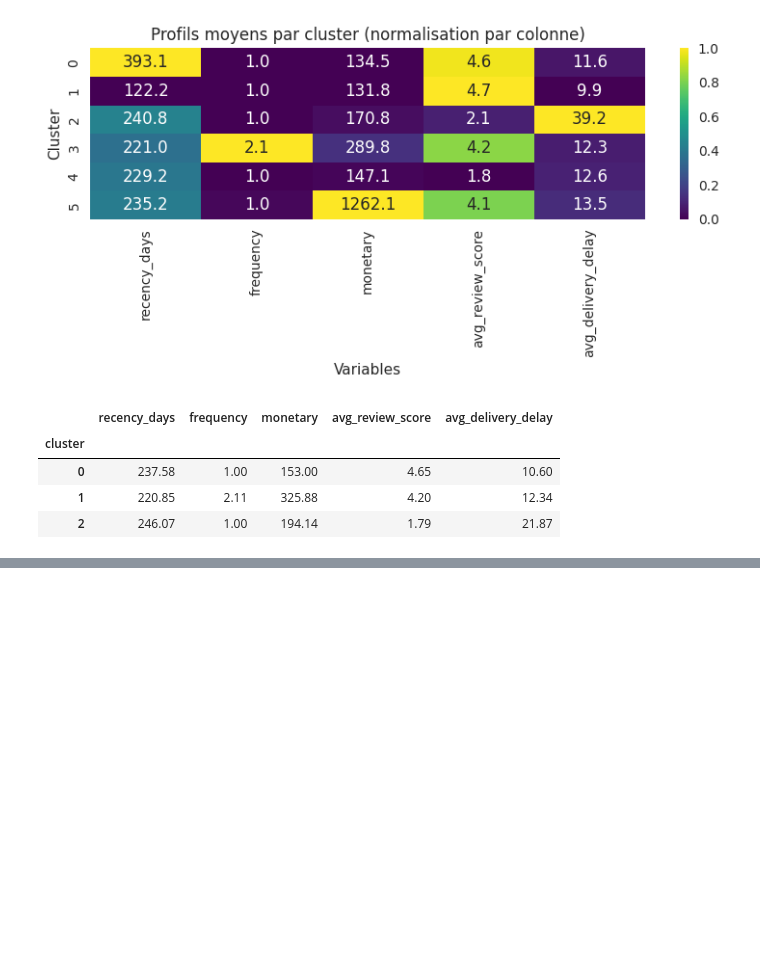
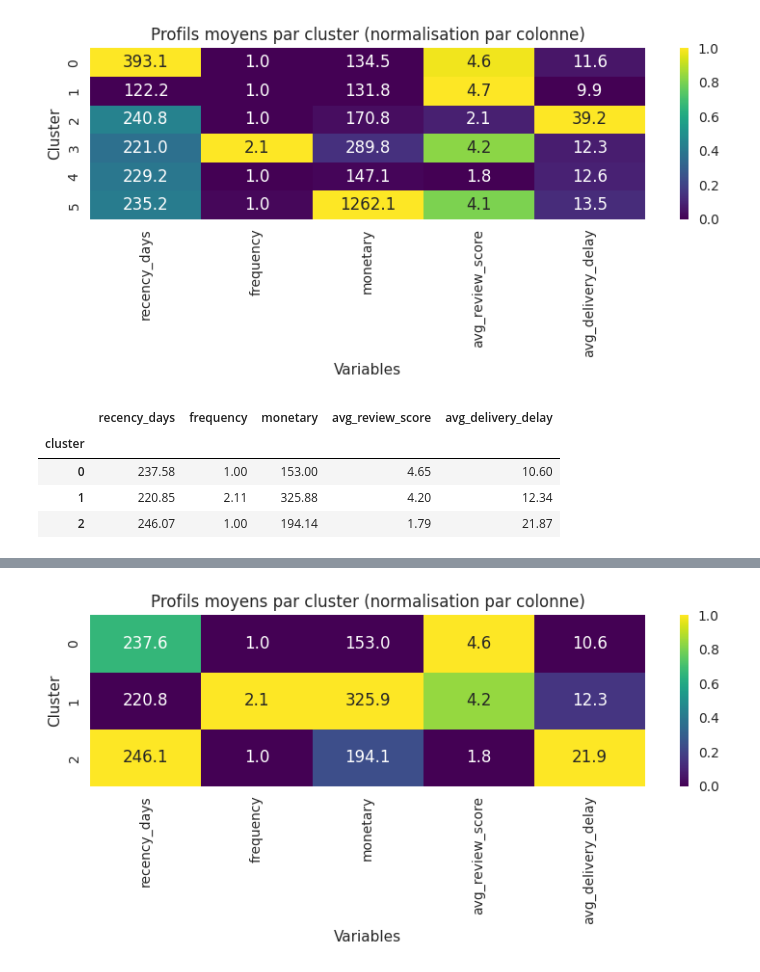
Before and after one commit to AurelienGruzon/customer-segmentation-ecommerce, a Jupyter notebook: notebooks/tests_clusterings.ipynb, the cells around one changed output, grey strips where cells are left out. Saved outputs shown, nothing was run; the diff lists cells and outputs as text; code cells hidden in the pictures; blank space fills up the shorter version.

```diff
--- a/notebooks/tests_clusterings.ipynb
+++ b/notebooks/tests_clusterings.ipynb
@@ -603,0 +730,36 @@ seg_k3.groupby("cluster")[["recency_days","frequency","monetary","avg_review_sco
+# %%
+import numpy as np
+import matplotlib.pyplot as plt
+import seaborn as sns
+
+cols_heatmap = [
+    "recency_days",
+    "frequency",
+    "monetary",
+    "avg_review_score",
+    "avg_delivery_delay",
+]
+
+data_real = summary_k3[cols_heatmap]
+
+# Normalisation min-max par colonne (pour les couleurs seulement)
+data_norm = (data_real - data_real.min()) / (data_real.max() - data_real.min())
+
+plt.figure(figsize=(8, 4))
+
+ax = sns.heatmap(
+    data_norm,
+    annot=data_real.round(1),
+    fmt=".1f",
+    cmap="viridis",
+    cbar=True,
+)
+
+ax.set_title("Profils moyens par cluster (normalisation par colonne)")
+ax.set_xlabel("Variables")
+ax.set_ylabel("Cluster")
+
+plt.tight_layout()
+plt.show()
+# %% [output]
+[figure, added]
```
Also changed, not shown: parts of 18 cells of this notebook, 2 other files.
